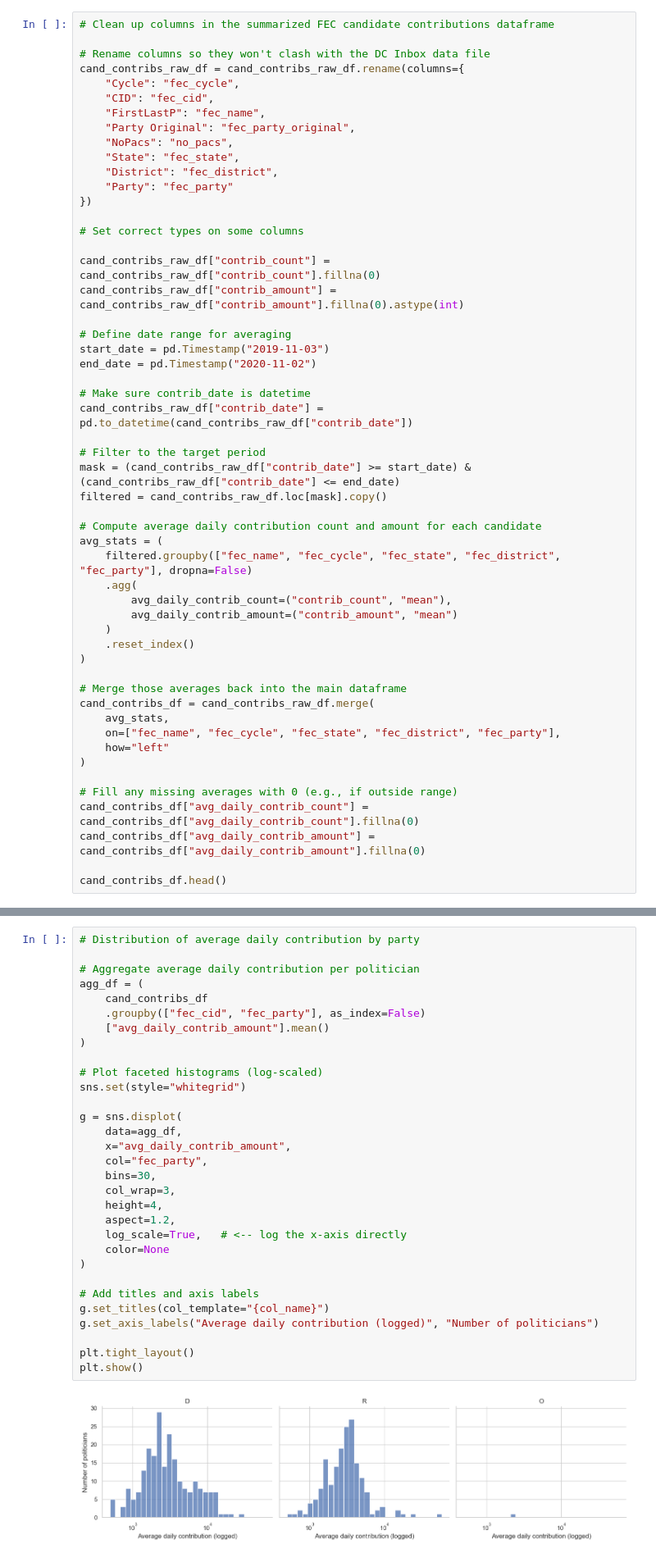
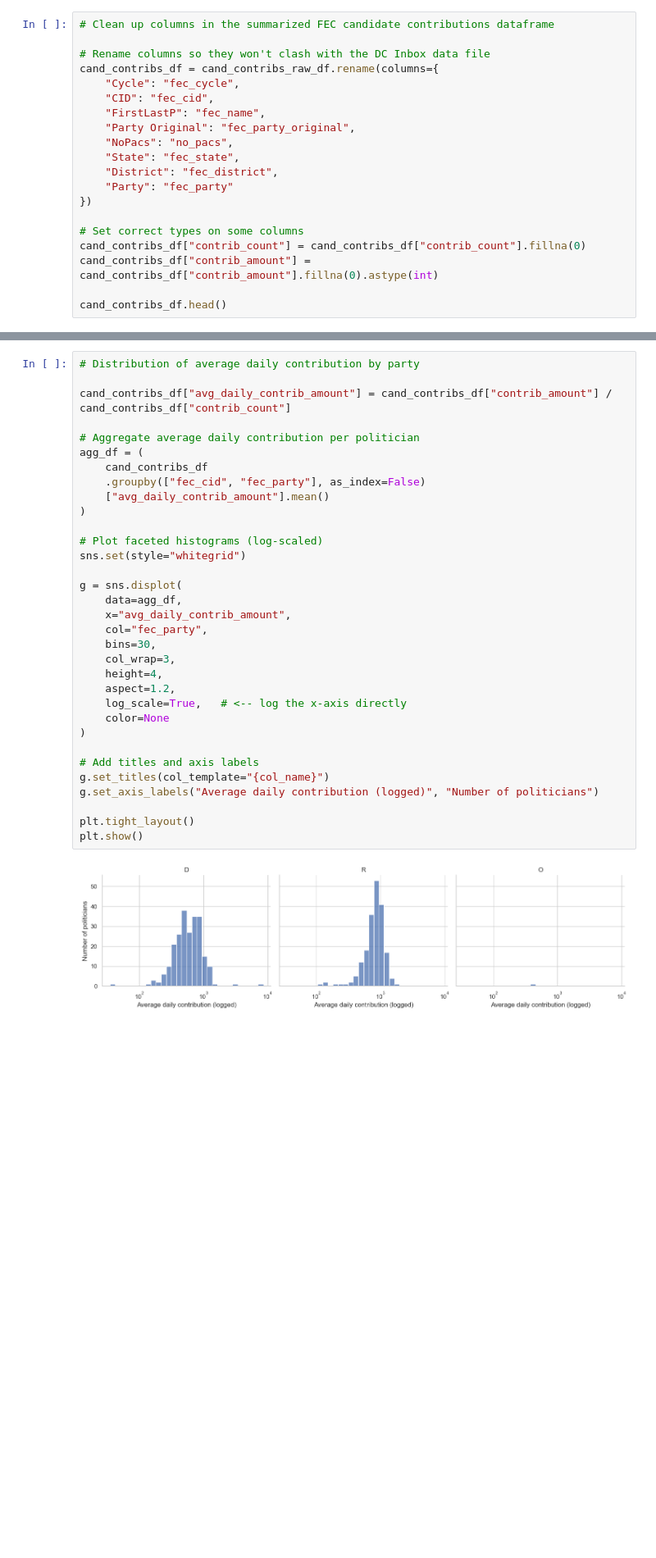
Before and after one commit to marobinette/cfd-project-ds1, a Jupyter notebook: notebooks/Matched_Politicians_EDA.ipynb, the cells around one changed output, grey strips where cells are left out. Shown at 82% size. Saved outputs shown, nothing was run; the diff lists cells and outputs as text; blank space fills up the shorter version.

```diff
--- a/notebooks/Matched_Politicians_EDA.ipynb
+++ b/notebooks/Matched_Politicians_EDA.ipynb
@@ -72,7 +80,7 @@ cand_contribs_raw_df.head()
 # Clean up columns in the summarized FEC candidate contributions dataframe
 
 # Rename columns so they won't clash with the DC Inbox data file
-cand_contribs_raw_df = cand_contribs_raw_df.rename(columns={
+cand_contribs_df = cand_contribs_raw_df.rename(columns={
     "Cycle": "fec_cycle",
     "CID": "fec_cid",
     "FirstLastP": "fec_name",
@@ -84,41 +92,8 @@ cand_contribs_raw_df = cand_contribs_raw_df.rename(columns={
 })
 
 # Set correct types on some columns
-
-cand_contribs_raw_df["contrib_count"] = cand_contribs_raw_df["contrib_count"].fillna(0)
-cand_contribs_raw_df["contrib_amount"] = cand_contribs_raw_df["contrib_amount"].fillna(0).astype(int)
-
-# Define date range for averaging
-start_date = pd.Timestamp("2019-11-03")
-end_date = pd.Timestamp("2020-11-02")
-
-# Make sure contrib_date is datetime
-cand_contribs_raw_df["contrib_date"] = pd.to_datetime(cand_contribs_raw_df["contrib_date"])
-
-# Filter to the target period
-mask = (cand_contribs_raw_df["contrib_date"] >= start_date) & (cand_contribs_raw_df["contrib_date"] <= end_date)
-filtered = cand_contribs_raw_df.loc[mask].copy()
-
-# Compute average daily contribution count and amount for each candidate
-avg_stats = (
-    filtered.groupby(["fec_name", "fec_cycle", "fec_state", "fec_district", "fec_party"], dropna=False)
-    .agg(
-        avg_daily_contrib_count=("contrib_count", "mean"),
-        avg_daily_contrib_amount=("contrib_amount", "mean")
-    )
-    .reset_index()
-)
-
-# Merge those averages back into the main dataframe
-cand_contribs_df = cand_contribs_raw_df.merge(
-    avg_stats,
-    on=["fec_name", "fec_cycle", "fec_state", "fec_district", "fec_party"],
-    how="left"
-)
-
-# Fill any missing averages with 0 (e.g., if outside range)
-cand_contribs_df["avg_daily_contrib_count"] = cand_contribs_df["avg_daily_contrib_count"].fillna(0)
-cand_contribs_df["avg_daily_contrib_amount"] = cand_contribs_df["avg_daily_contrib_amount"].fillna(0)
+cand_contribs_df["contrib_count"] = cand_contribs_df["contrib_count"].fillna(0)
+cand_contribs_df["contrib_amount"] = cand_contribs_df["contrib_amount"].fillna(0).astype(int)
 
 cand_contribs_df.head()
 # %% [output]
@@ -229,33 +609,35 @@ plt.show()
 # %%
 # Distribution of average daily contribution by party
+
+cand_contribs_df["avg_daily_contrib_amount"] = cand_contribs_df["contrib_amount"] / cand_contribs_df["contrib_count"]
 
 # Aggregate average daily contribution per politician
 agg_df = (
     cand_contribs_df
     .groupby(["fec_cid", "fec_party"], as_index=False)
     ["avg_daily_contrib_amount"].mean()
 )
 
 # Plot faceted histograms (log-scaled)
 sns.set(style="whitegrid")
 
 g = sns.displot(
     data=agg_df,
     x="avg_daily_contrib_amount",
     col="fec_party",
     bins=30,
     col_wrap=3,
     height=4,
     aspect=1.2,
     log_scale=True,   # <-- log the x-axis directly
     color=None
 )
 
 # Add titles and axis labels
 g.set_titles(col_template="{col_name}")
 g.set_axis_labels("Average daily contribution (logged)", "Number of politicians")
 
 plt.tight_layout()
 plt.show()
 # %% [output]
-[figure, old version]
+[figure, new version]
```
Also changed, not shown: parts of 36 cells of this notebook, 8 other files.
